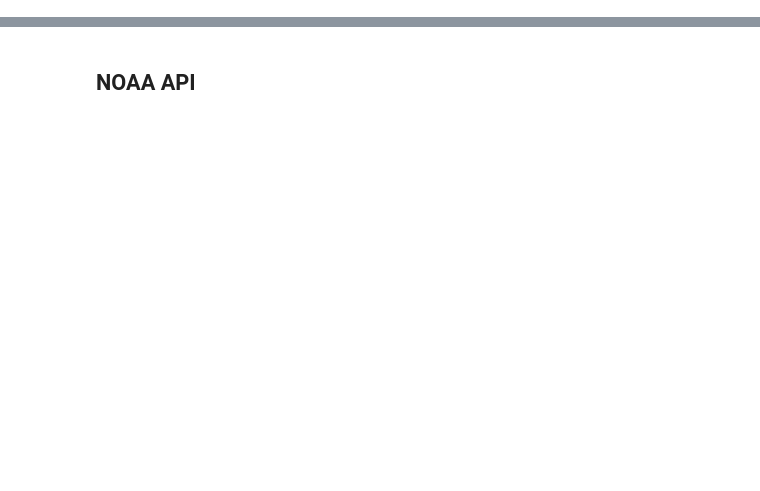
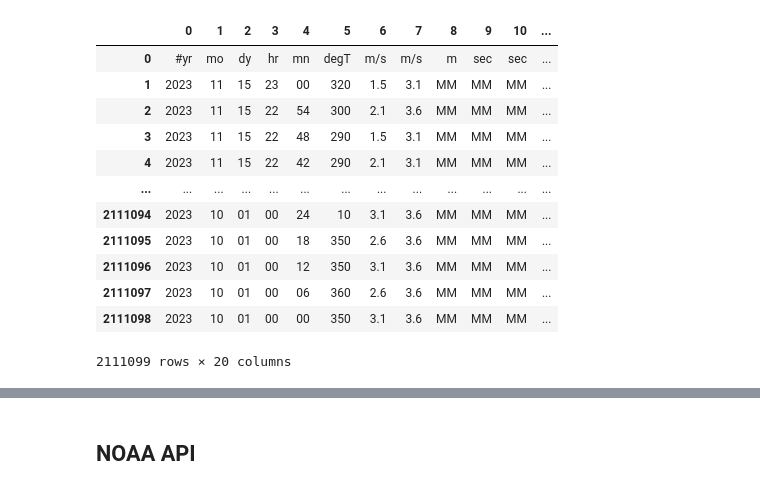
Before and after one commit to lizzy-miller/Tides, a Jupyter notebook: NOAA.ipynb, the cells around one changed output, grey strips where cells are left out. Saved outputs shown, nothing was run; the diff lists cells and outputs as text; code cells hidden in the pictures; blank space fills up the shorter version.

Commit message:
Connected to NOAA API

```diff
--- a/NOAA.ipynb
+++ b/NOAA.ipynb
@@ -8,0 +22,42 @@ noaa_api = os.getenv('noaa_api')
+# %%
+dbdc_url = 'https://www.ndbc.noaa.gov/data/realtime2/{id}.txt'
+# %%
+station_ids = [
+    'AAMC1', 'ACYN4', 'ADKA2', 'AGCM4', 'ALIA2', 'ALXN6', 'AMRL1', 'ANTA2', 'ANVC1', 'APAM2',
+    'APCF1', 'APRP7', 'ASTO3', 'ATGM1', 'ATKA2', 'BARA9', 'BATN6', 'BEPB6', 'BFTN7', 'BHBM3',
+    'BISM2', 'BKTL1', 'BLTM2', 'BRHC3', 'BUFN6', 'BYGL1', 'BZBM3', 'CAMM2', 'CAPL1', 'CARL1',
+    'CASM1', 'CBBV2', 'CCUF1', 'CECC1', 'CFWM1', 'CHAO3', 'CHAV3', 'CHBV2', 'CHSV3', 'CHTM3',
+    'CHTS1', 'CHYW1', 'CKYF1', 'CLBP4', 'CMAN4', 'CMTI2', 'CNDO1', 'CRVA2', 'CTGM1', 'CWBF1',
+    'DILA1', 'DKCM6', 'DTLM4', 'DUKN7', 'DULM5', 'EBSW1', 'ELFA2', 'EREP1', 'ERTF1', 'ESPP4',
+    'FAIO1', 'FCGT2', 'FMRF1', 'FOXR1', 'FPKG1', 'FPST2', 'FPTT2', 'FRCB6', 'FRDF1', 'FRDW1',
+    'FREL1', 'FRPS1', 'FRWL1', 'FTGM4', 'FTPC1', 'GBWW3', 'GCVF1', 'GDMM5', 'GISL1', 'GNJT2',
+    'GPOM6', 'GPST2', 'GTOT2', 'GWPM6', 'HBYC1', 'HCGN7', 'HLNM4', 'HMDO3', 'HRBM4', 'HRVC1',
+    'ICAC1', 'IIWC1', 'ILOH1', 'ITKA2', 'JMPN7', 'JNEA2', 'JXUF1', 'KDAA2', 'KECA2', 'KGCA2',
+    'KLIH1', 'KPTN6', 'KPTV2', 'KWHH1', 'KWJP8', 'KWNW3', 'KYWF1', 'LABL1', 'LAMV3', 'LAPW1',
+    'LCLL1', 'LDTM4', 'LJAC1', 'LKWF1', 'LOPW1', 'LPNM4', 'LTBV3', 'LTRM4', 'LWSD1', 'LWTV2',
+    'MACM4', 'MBET2', 'MBRM4', 'MCGM4', 'MCYF1', 'MEYC1', 'MGIP4', 'MGZP4', 'MISP4', 'MNMM4',
+    'MOKH1', 'MQTT2', 'MRHO1', 'MROS1', 'MTKN6', 'MTYC1', 'MYPF1', 'NCDV2', 'NEAW1', 'NIAN6',
+    'NJLC1', 'NKTA2', 'NLHC3', 'NLNC3', 'NMTA2', 'NPSF1', 'NSTP6', 'NTBC1', 'NTKM3', 'NUET2',
+    'NWCL1', 'NWPR1', 'NWWH1', 'OBGN6', 'OBLA1', 'OCIM2', 'OHBC1', 'OLSA2', 'OOUH1', 'ORIN7',
+    'OSGN6', 'OVIA2', 'PACF1', 'PBWM4', 'PCBF1', 'PCLF1', 'PCOC1', 'PGBP7', 'PHBP1', 'PLXA2',
+    'PMOA2', 'PNLM4', 'PNLM6', 'PORO3', 'PRDA2', 'PRYC1', 'PSBM1', 'PSLC1', 'PSTL1', 'PSTN6',
+    'PTAW1', 'PTIM4', 'PTIT2', 'PTWW1', 'RARM6', 'RCKM4', 'RCPT2', 'RCRN6', 'RCYF1', 'RDDA2',
+    'RDYD1', 'SAPF1', 'SBEO3', 'SBLF1', 'SBPT2', 'SCIS1', 'SDBC1', 'SDHN4', 'SHBL1', 'SJNP4',
+    'SKTA2', 'SLIM2', 'SMOC1', 'SNDA2', 'SNDP5', 'SWLA2', 'SWPV2', 'TESL1', 'THRO1', 'TLBO3',
+    'TOKW1', 'TPBN4', 'TRDF1', 'TXPT2', 'ULAM6', 'ULRA2', 'UNLA2', 'VAKF1', 'VCAF1', 'VCVA2',
+    'VDZA2', 'WAHV2', 'WAKP8', 'WASD2', 'WAVM6', 'WLON7', 'WNDV2', 'WNEM4', 'WPTW1', 'WYCM6',
+    'YATA2', 'YKTV2'
+]
+# %%
+dbdc_df = pd.DataFrame()
+for station_id in station_ids:
+    formatted_url = dbdc_url.format(id=station_id)
+    r = requests.get(formatted_url)
+    if r.status_code == 200:
+        df = pd.read_csv(formatted_url, delim_whitespace = True, header = None)
+        df.drop(df.index[0], inplace = True)
+        df['Station'] = station_id
+        dbdc_df = pd.concat([dbdc_df, df], ignore_index = True)
+        print(f"Sucessfully retrieved data for {station_id}")
+    else:
+        print(f"Failed to retrieve data for {station_id}: {r.status_code}")
@@ -8,0 +82,16 @@ noaa_api = os.getenv('noaa_api')
+# %%
+dbdc_df
+# %% [output]
+|  | 0 | 1 | 2 | 3 | 4 | 5 | 6 | 7 | 8 | 9 | 10 | ... |
+| 0 | #yr | mo | dy | hr | mn | degT | m/s | m/s | m | sec | sec | ... |
+| 1 | 2023 | 11 | 15 | 23 | 00 | 320 | 1.5 | 3.1 | MM | MM | MM | ... |
+| 2 | 2023 | 11 | 15 | 22 | 54 | 300 | 2.1 | 3.6 | MM | MM | MM | ... |
+| 3 | 2023 | 11 | 15 | 22 | 48 | 290 | 1.5 | 3.1 | MM | MM | MM | ... |
+| 4 | 2023 | 11 | 15 | 22 | 42 | 290 | 2.1 | 3.1 | MM | MM | MM | ... |
+| ... | ... | ... | ... | ... | ... | ... | ... | ... | ... | ... | ... | ... |
+| 2111094 | 2023 | 10 | 01 | 00 | 24 | 10 | 3.1 | 3.6 | MM | MM | MM | ... |
+| 2111095 | 2023 | 10 | 01 | 00 | 18 | 350 | 2.6 | 3.6 | MM | MM | MM | ... |
+| 2111096 | 2023 | 10 | 01 | 00 | 12 | 350 | 3.1 | 3.6 | MM | MM | MM | ... |
+| 2111097 | 2023 | 10 | 01 | 00 | 06 | 360 | 2.6 | 3.6 | MM | MM | MM | ... |
+| 2111098 | 2023 | 10 | 01 | 00 | 00 | 350 | 3.1 | 3.6 | MM | MM | MM | ... |
+2111099 rows × 20 columns
```
Also changed, not shown: parts of 12 cells of this notebook, 5 other files.
